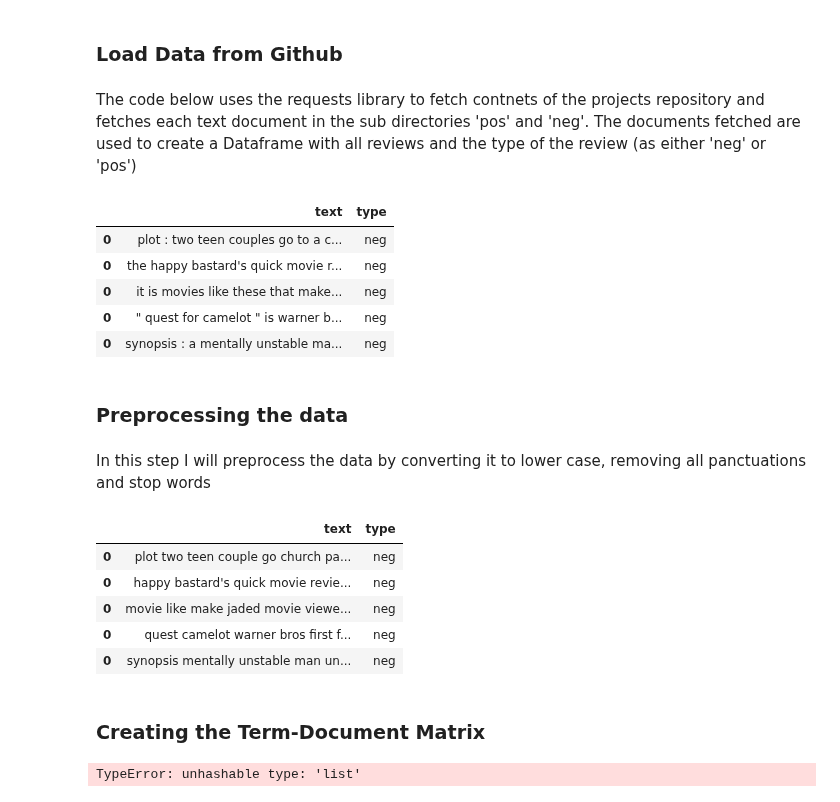
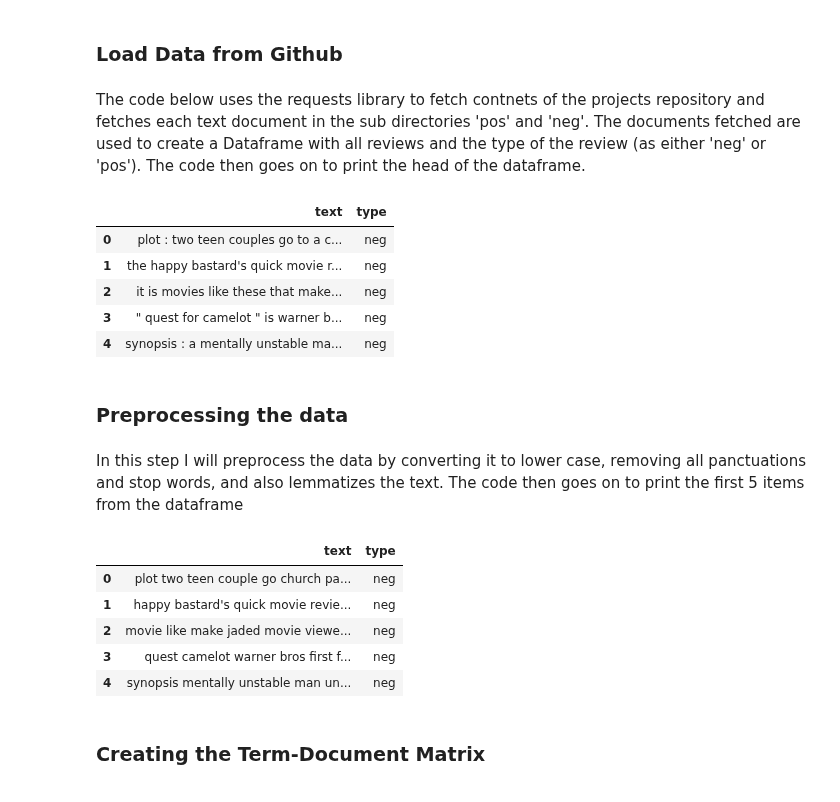
Before and after one commit to ktxdev/AIM-5001, a Jupyter notebook: M12/Assn/2. Code/S_Huvaya_M12_assn.ipynb, the cells around one changed output. Saved outputs shown, nothing was run; the diff lists cells and outputs as text; code cells hidden in the pictures.

```diff
--- a/M12/Assn/2. Code/S_Huvaya_M12_assn.ipynb
+++ b/M12/Assn/2. Code/S_Huvaya_M12_assn.ipynb
@@ -5,62 +5,67 @@
 # %% [markdown]
 ### Load Data from Github
 # %% [markdown]
-The code below uses the requests library to fetch contnets of the projects repository and fetches each text document in the sub directories 'pos' and 'neg'. The documents fetched are used to create a Dataframe with all reviews and the type of the review (as either 'neg' or 'pos')
+The code below uses the requests library to fetch contnets of the projects repository and fetches each text document in the sub directories 'pos' and 'neg'. The documents fetched are used to create a Dataframe with all reviews and the type of the review (as either 'neg' or 'pos'). The code then goes on to print the head of the dataframe.
 # %%
 import requests
 import pandas as pd
 
 base_url = "https://api.github.com/repos/ktxdev/AIM-5001/contents/"
 
-def create_reviews_dataframe(df, base_url, path):
+def create_reviews_dataframe(base_url, path, dfs = []):
+    '''
+    Uses the given base url to fetch contents from github using the GitHub API and returns a dataframe containing labeled data
+    '''
     url = f"{base_url}{path}"
     response = requests.get(url)
 
     # Process response if request was successful
     if response.status_code == 200:
         # Store json content from the request
         contents = response.json()
 
         # Iterate over each item in the response's json content
         for item in contents:
             # Validate the type of item
             if item['type'] == 'file':
                 # Get the file
                 review = requests.get(item['download_url'])
                 # Get text contained in the file
                 text = review.text
                 # Get type of review from path
                 type = 'pos' if path.endswith('pos') else 'neg'
                 # Create a dataframe for the current file
                 df2 = pd.DataFrame({'text': [text], 'type': [type]})
                 # Append the dataframe to the main dataframe
-                df = pd.concat([df, df2])
+                dfs.append(df2)
             elif item['type'] == 'dir':
                 # Recursive call
-                return create_reviews_dataframe(df, base_url, item['path'])
+                create_reviews_dataframe(base_url, item['path'], dfs)
     else:
         print(f"Failed to fetch directory contents with status code: {response.status_code}")
 
-    return df
+    # Create data frame with the results
+    return pd.concat(dfs, ignore_index=True)
 
-reviews_df = create_reviews_dataframe(pd.DataFrame(columns=['text', 'type']), base_url, "M12/Assn/1.%20Data")
+reviews_df = create_reviews_dataframe(base_url, "M12/Assn/1.%20Data")
 reviews_df.head()
 # %% [output]
 |  | text | type |
 | 0 | plot : two teen couples go to a c... | neg |
-| 0 | the happy bastard's quick movie r... | neg |
-| 0 | it is movies like these that make... | neg |
-| 0 | " quest for camelot " is warner b... | neg |
-| 0 | synopsis : a mentally unstable ma... | neg |
+| 1 | the happy bastard's quick movie r... | neg |
+| 2 | it is movies like these that make... | neg |
+| 3 | " quest for camelot " is warner b... | neg |
+| 4 | synopsis : a mentally unstable ma... | neg |
 # %% [markdown]
 ### Preprocessing the data
 # %% [markdown]
-In this step I will preprocess the data by converting it to lower case, removing all panctuations and stop words
+In this step I will preprocess the data by converting it to lower case, removing all panctuations and stop words, and also lemmatizes the text. The code then goes on to print the first 5 items from the dataframe
 # %%
 import string
 from nltk.corpus import stopwords
 from nltk.stem import WordNetLemmatizer
 
+# Get all english stop wods
 english_stopwords = stopwords.words('english')
 
 # Converting text to lowercase
@@ -76,13 +81,9 @@ reviews_df.head()
 # %% [output]
 |  | text | type |
 | 0 | plot two teen couple go church pa... | neg |
-| 0 | happy bastard's quick movie revie... | neg |
-| 0 | movie like make jaded movie viewe... | neg |
-| 0 | quest camelot warner bros first f... | neg |
-| 0 | synopsis mentally unstable man un... | neg |
+| 1 | happy bastard's quick movie revie... | neg |
+| 2 | movie like make jaded movie viewe... | neg |
+| 3 | quest camelot warner bros first f... | neg |
+| 4 | synopsis mentally unstable man un... | neg |
 # %% [markdown]
 ### Creating the Term-Document Matrix
-# %%
-set()
-# %% [output]
-TypeError: unhashable type: 'list'
```
Also changed, not shown: parts of 10 cells of this notebook, 1 other file.
